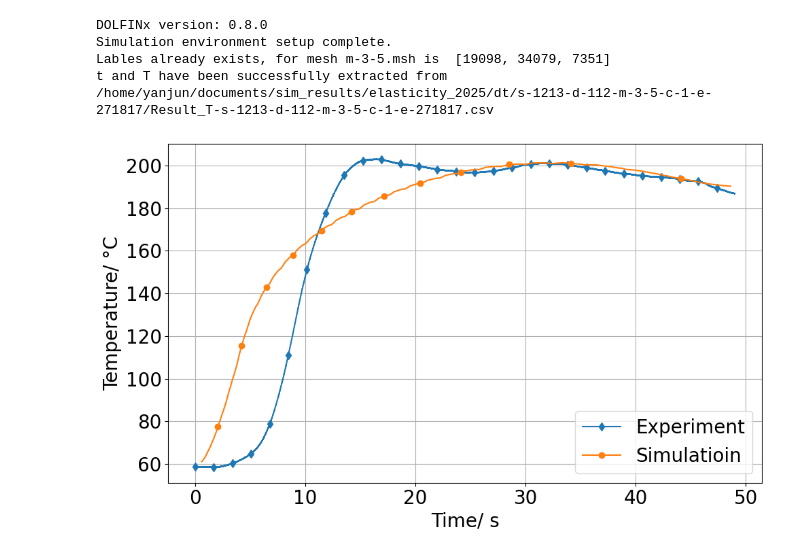
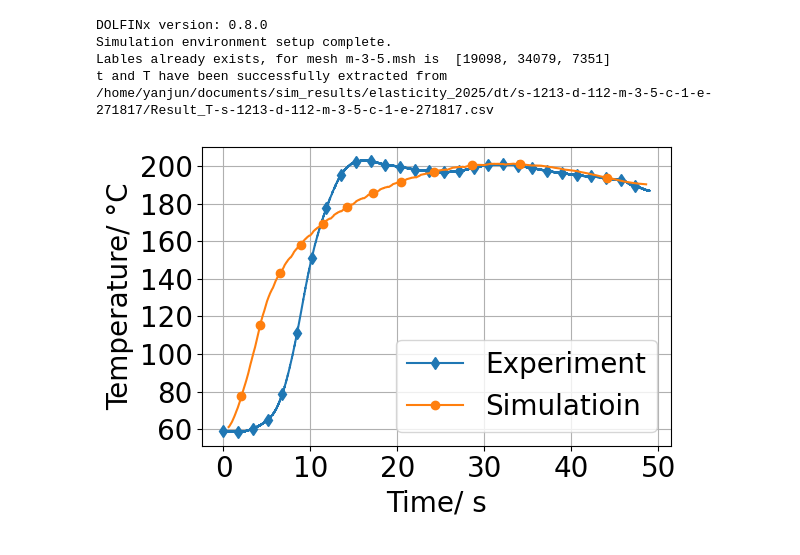
Before and after one commit to yanjun96/thermal_mechanics_fenicsx, a Jupyter notebook: analysis/thermal_elasetic/T_ex_si.ipynb, the cells around one changed output. Saved outputs shown, nothing was run; the diff lists cells and outputs as text; code cells hidden in the pictures.

```diff
--- a/analysis/thermal_elasetic/T_ex_si.ipynb
+++ b/analysis/thermal_elasetic/T_ex_si.ipynb
@@ -7,55 +7,39 @@ import sys
 import matplotlib.pyplot as plt
 import numpy as np
 
-sys.path.append('/home/yanjun/documents/fenicsx/mech_disc/main_simulation/')
+sys.path.append('/home/yanjun/documents/fenicsx/mech/')
 from disc_f import *
 csv_file= '/home/yanjun/documents/sim_results/elasticity_2025/dt/s-1213-d-112-m-3-5-c-1-e-271817/Result_T-s-1213-d-112-m-3-5-c-1-e-271817.csv'
 
 
 type1 = 'mesh_size'
 
 
-plt.figure(figsize=(10, 6))
+plt.figure(figsize=(6, 4))
 
 df1 = pd.read_csv('/home/yanjun/documents/sim_results/experiment_result.csv')
 T_e_ave = ( df1.iloc[:,1] + df1.iloc[:,3] + df1.iloc[:,5] ) /3
 t_e = np.linspace (0, 49, len(T_e_ave) )
 plt.plot(t_e, T_e_ave, label= "Experiment",marker='d',markevery=1000)
 
 j = 0
 marker_styles = ['o', 's', '^', 'v', '>', '<','d' ]
 
 
 labels= 'Simulatioin'
 k = 0
 
 lables = find_3_coord(  extract_mesh_labels(csv_file)  )
 t,T = read_t_T ( csv_file )
 time_s = round( 49/ extract_file_labels(csv_file, type1), 2)
     #calculate average temperature
 T_3_ave = []
 for i in range(len(T)):
     T_3_all =  T[i][ lables[0] ] + T[i][ lables[1] ] + T[i][ lables[2] ]
     T_3_ave.append ( T_3_all / 3 )
-plt.plot(t,pd.Series(T_3_ave).rolling(window=30).mean(),label= labels, marker=marker_styles[j], markevery=100)
-
-
-fontsize_global = 20
-
-
-plt.xticks(fontsize=fontsize_global)
-plt.yticks(fontsize=fontsize_global)
-plt.xlabel('Time/ s', fontsize=fontsize_global)
-plt.ylabel('Temperature/ °C', fontsize=fontsize_global)
-#plt.title('Simulation and Experimental results', fontsize=fontsize_global)
-plt.legend(fontsize=fontsize_global)
-plt.grid(True)
-plt.tight_layout()
-plt.savefig('T_sim_exe.pdf')
-plt.show()
 # %% [output]
 DOLFINx version: 0.8.0
 Simulation environment setup complete.
 Lables already exists, for mesh m-3-5.msh is  [19098, 34079, 7351]
 t and T have been successfully extracted from /home/yanjun/documents/sim_results/elasticity_2025/dt/s-1213-d-112-m-3-5-c-1-e-271817/Result_T-s-1213-d-112-m-3-5-c-1-e-271817.csv
-[figure, old version]
+[figure, new version]
```
Also changed, not shown: parts of 2 cells of this notebook, 3 other files.
